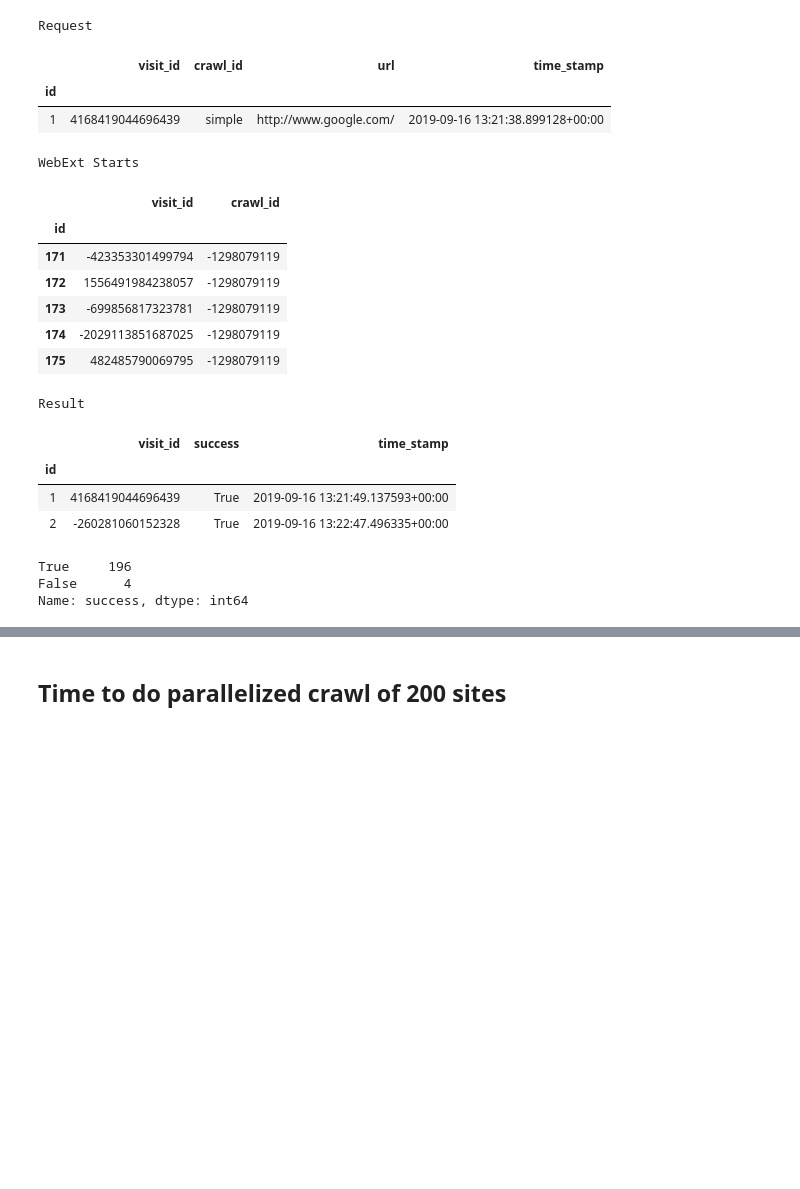
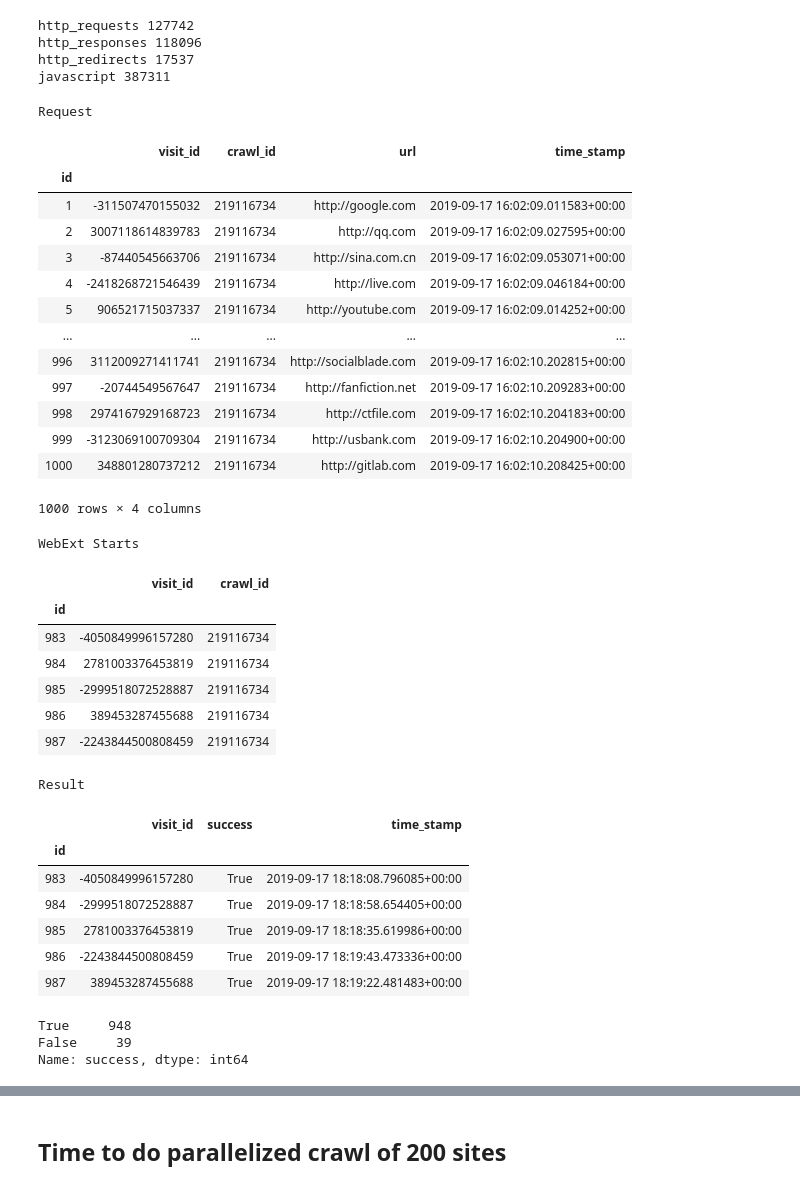
Before and after one commit to birdsarah/faust-selenium, a Jupyter notebook: crawler/data-review.ipynb, the cells around one changed output, grey strips where cells are left out. Drawn from its saved outputs; the diff is of its cells as text; code cells hidden in the pictures; blank space fills up the shorter version.

Commit message:
Crawl-run

```diff
--- a/crawler/data-review.ipynb
+++ b/crawler/data-review.ipynb
@@ -2,16 +2,36 @@
 import json
 import pandas as pd
 # %%
-DB = 'sqlite:///demo-data/crawl-data.sqlite'
+DB = 'sqlite:///crawls/crawl-data-1.sqlite'
+# %%
+for table in ['http_requests', 'http_responses', 'http_redirects', 'javascript']:
+    df = pd.read_sql(f'SELECT * FROM {table}', DB)
+    print(table, len(df))
+# %% [output]
+http_requests 127742
+http_responses 118096
+http_redirects 17537
+javascript 387311
 # %%
 df = pd.read_sql_table('crawl_requests', DB, index_col='id')
 print('Request')
-df.tail()
+df
 # %% [output]
 Request
 |  | visit_id | crawl_id | url | time_stamp |
 | id |  |  |  |  |
-| 1 | 4168419044696439 | simple | http://www.google.com/ | 2019-09-16 13:21:38.899128+00:00 |
+| 1 | -311507470155032 | 219116734 | http://google.com | 2019-09-17 16:02:09.011583+00:00 |
+| 2 | 3007118614839783 | 219116734 | http://qq.com | 2019-09-17 16:02:09.027595+00:00 |
+| 3 | -87440545663706 | 219116734 | http://sina.com.cn | 2019-09-17 16:02:09.053071+00:00 |
+| 4 | -2418268721546439 | 219116734 | http://live.com | 2019-09-17 16:02:09.046184+00:00 |
+| 5 | 906521715037337 | 219116734 | http://youtube.com | 2019-09-17 16:02:09.014252+00:00 |
+| ... | ... | ... | ... | ... |
+| 996 | 3112009271411741 | 219116734 | http://socialblade.com | 2019-09-17 16:02:10.202815+00:00 |
+| 997 | -20744549567647 | 219116734 | http://fanfiction.net | 2019-09-17 16:02:10.209283+00:00 |
+| 998 | 2974167929168723 | 219116734 | http://ctfile.com | 2019-09-17 16:02:10.204183+00:00 |
+| 999 | -3123069100709304 | 219116734 | http://usbank.com | 2019-09-17 16:02:10.204900+00:00 |
+| 1000 | 348801280737212 | 219116734 | http://gitlab.com | 2019-09-17 16:02:10.208425+00:00 |
+1000 rows × 4 columns
 # %%
 df = pd.read_sql_table('webext_starts', DB, index_col='id')
 print('WebExt Starts')
@@ -20,11 +40,11 @@ df.tail()
 WebExt Starts
 |  | visit_id | crawl_id |
 | id |  |  |
-| 171 | -423353301499794 | -1298079119 |
-| 172 | 1556491984238057 | -1298079119 |
-| 173 | -699856817323781 | -1298079119 |
-| 174 | -2029113851687025 | -1298079119 |
-| 175 | 482485790069795 | -1298079119 |
+| 983 | -4050849996157280 | 219116734 |
+| 984 | 2781003376453819 | 219116734 |
+| 985 | -2999518072528887 | 219116734 |
+| 986 | 389453287455688 | 219116734 |
+| 987 | -2243844500808459 | 219116734 |
 # %%
 df = pd.read_sql_table('crawl_results', DB, index_col='id', parse_dates=['time_stamp'])
 print('Result')
@@ -33,13 +53,16 @@ df.tail()
 Result
 |  | visit_id | success | time_stamp |
 | id |  |  |  |
-| 1 | 4168419044696439 | True | 2019-09-16 13:21:49.137593+00:00 |
-| 2 | -260281060152328 | True | 2019-09-16 13:22:47.496335+00:00 |
+| 983 | -4050849996157280 | True | 2019-09-17 18:18:08.796085+00:00 |
+| 984 | -2999518072528887 | True | 2019-09-17 18:18:58.654405+00:00 |
+| 985 | 2781003376453819 | True | 2019-09-17 18:18:35.619986+00:00 |
+| 986 | -2243844500808459 | True | 2019-09-17 18:19:43.473336+00:00 |
+| 987 | 389453287455688 | True | 2019-09-17 18:19:22.481483+00:00 |
 # %%
 df.success.value_counts()
 # %% [output]
-True     196
-False      4
+True     948
+False     39
 Name: success, dtype: int64
 # %%
 # Failed crawls
```
Also changed, not shown: parts of 9 cells of this notebook, 3 other files.
